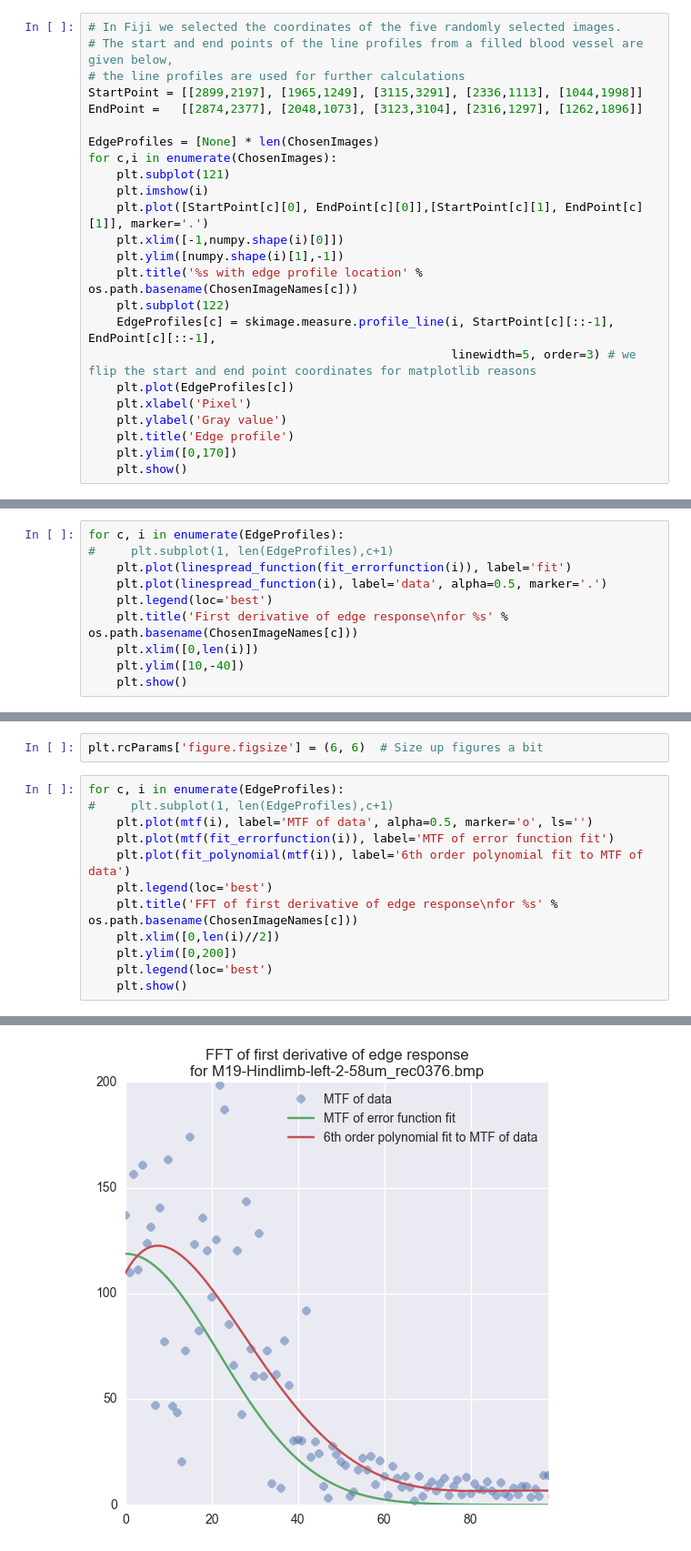
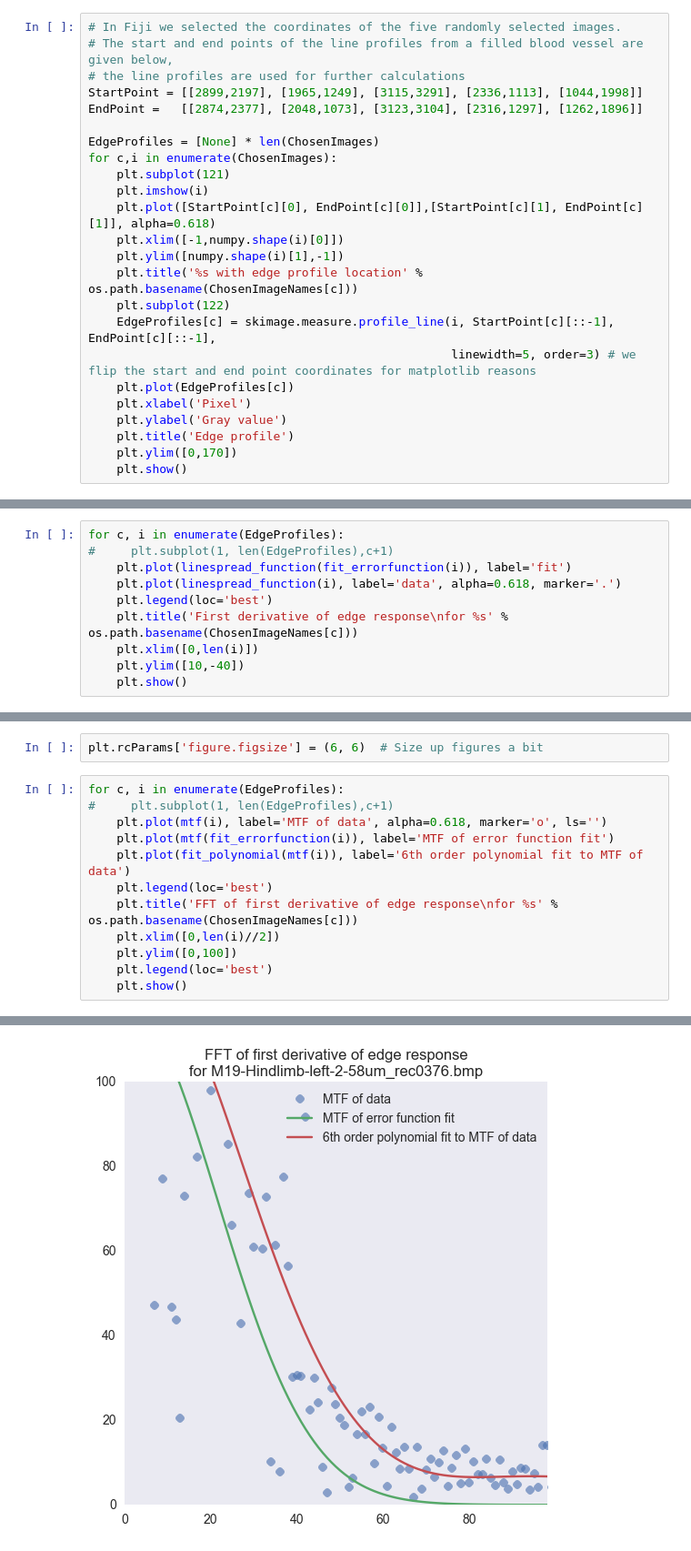
Before and after one commit to habi/mtf, a Jupyter notebook: Edge response.ipynb, the cells around one changed output, grey strips where cells are left out. Shown at 91% size. Saved outputs shown, nothing was run; the diff lists cells and outputs as text.

```diff
--- a/Edge response.ipynb
+++ b/Edge response.ipynb
@@ -96,7 +97,7 @@ EdgeProfiles = [None] * len(ChosenImages)
 for c,i in enumerate(ChosenImages):
     plt.subplot(121)
     plt.imshow(i)
-    plt.plot([StartPoint[c][0], EndPoint[c][0]],[StartPoint[c][1], EndPoint[c][1]], marker='.')
+    plt.plot([StartPoint[c][0], EndPoint[c][0]],[StartPoint[c][1], EndPoint[c][1]], alpha=0.618)
     plt.xlim([-1,numpy.shape(i)[0]])
     plt.ylim([numpy.shape(i)[1],-1])
     plt.title('%s with edge profile location' % os.path.basename(ChosenImageNames[c]))
@@ -221,7 +222,7 @@ def mtf(data):
 for c, i in enumerate(EdgeProfiles):
 #     plt.subplot(1, len(EdgeProfiles),c+1)
     plt.plot(linespread_function(fit_errorfunction(i)), label='fit')
-    plt.plot(linespread_function(i), label='data', alpha=0.5, marker='.')
+    plt.plot(linespread_function(i), label='data', alpha=0.618, marker='.')
     plt.legend(loc='best')
     plt.title('First derivative of edge response\nfor %s' % os.path.basename(ChosenImageNames[c]))
     plt.xlim([0,len(i)])
@@ -259,13 +260,13 @@ plt.rcParams['figure.figsize'] = (6, 6)  # Size up figures a bit
 # %%
 for c, i in enumerate(EdgeProfiles):
 #     plt.subplot(1, len(EdgeProfiles),c+1)
-    plt.plot(mtf(i), label='MTF of data', alpha=0.5, marker='o', ls='')
+    plt.plot(mtf(i), label='MTF of data', alpha=0.618, marker='o', ls='')
     plt.plot(mtf(fit_errorfunction(i)), label='MTF of error function fit')
     plt.plot(fit_polynomial(mtf(i)), label='6th order polynomial fit to MTF of data')
     plt.legend(loc='best')
     plt.title('FFT of first derivative of edge response\nfor %s' % os.path.basename(ChosenImageNames[c]))
     plt.xlim([0,len(i)//2])
-    plt.ylim([0,200])
+    plt.ylim([0,100])
     plt.legend(loc='best')
     plt.show()
 # %% [output]
@@ -273 +274 @@ for c, i in enumerate(EdgeProfiles):
-[figure, old version]
+[figure, new version]
```
Also changed, not shown: parts of 5 cells of this notebook.
